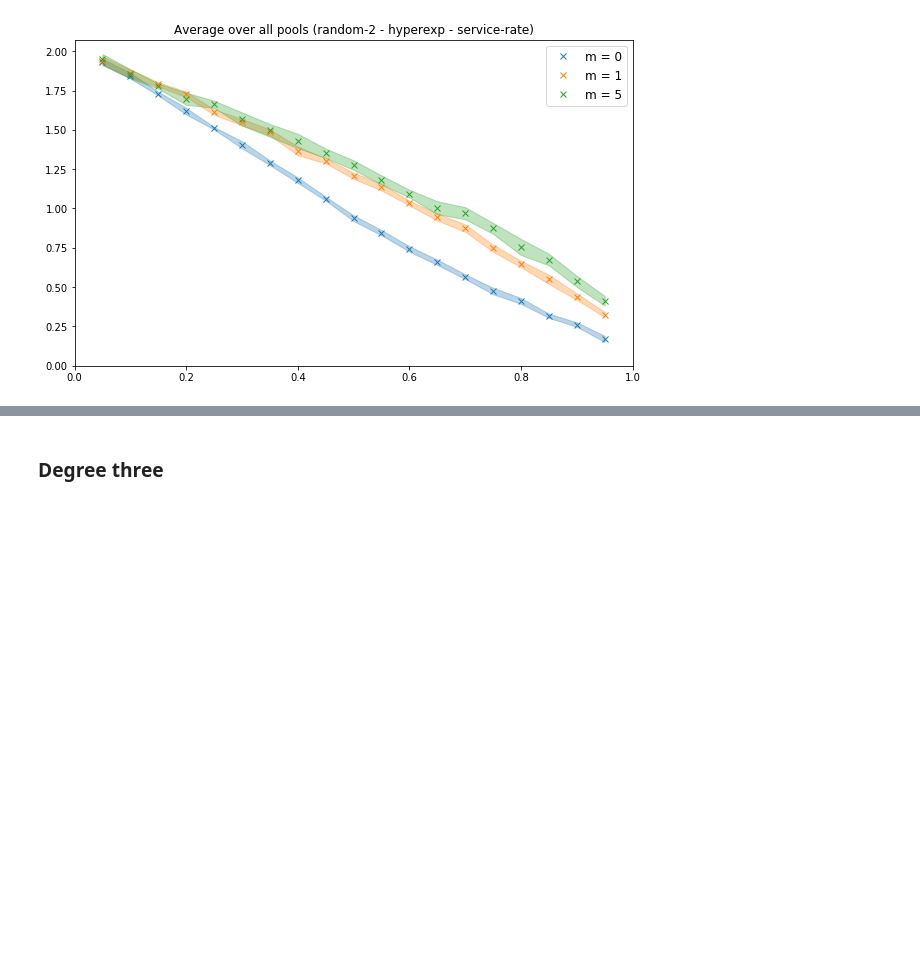
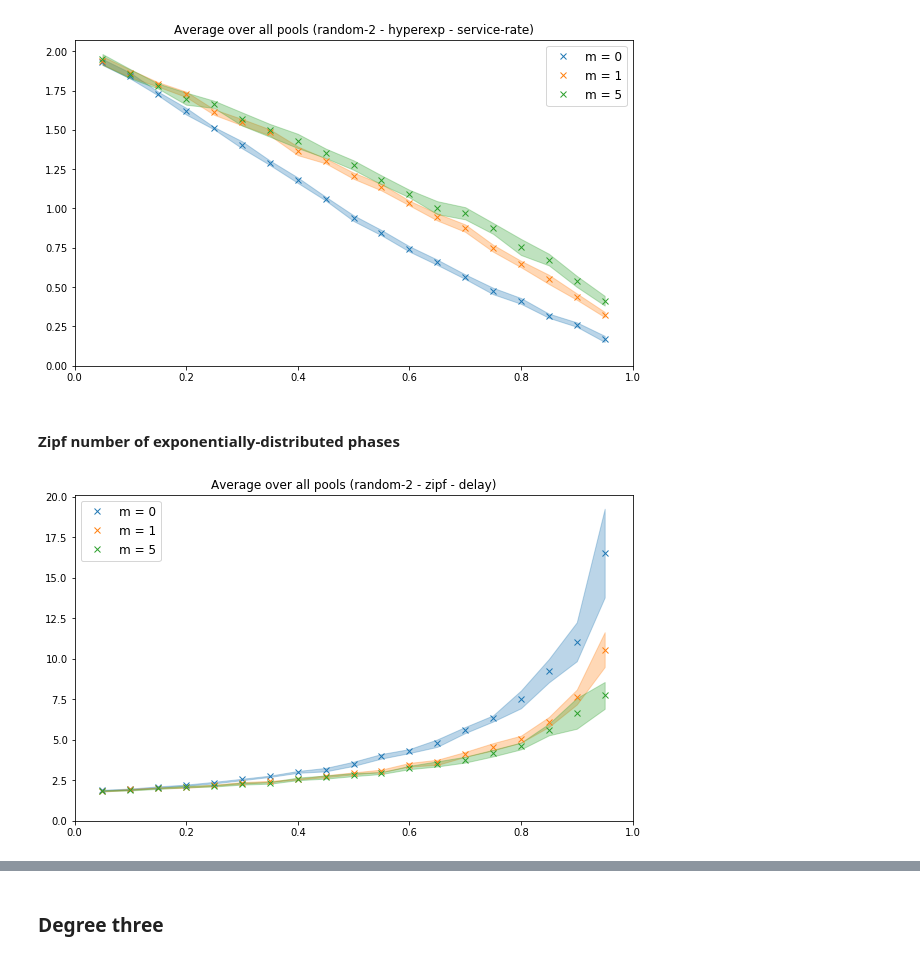
Before and after one commit to ccomte/phd-thesis, a Jupyter notebook: 7-job-scheduling/plot.ipynb, the cells around one changed output, grey strips where cells are left out. Saved outputs shown, nothing was run; the diff lists cells and outputs as text; code cells hidden in the pictures; blank space fills up the shorter version.

Commit message:
Add simulations in Chapter 7
Add 'random-zipf-fcfs.c' and 'random-zipf-scheduling.c'.

```diff
--- a/7-job-scheduling/plot.ipynb
+++ b/7-job-scheduling/plot.ipynb
@@ -136,7 +136,7 @@ def random(scenario, distribution, metric, timers=[0, 1, 5]):
 
         # plot the simulation results
         plot(result['rho'], result['performance'],
-             label='m = %d' % timer, marker=markers[0], color='C%d' % j, linestyle='None')
+             label='m = %d' % timer, marker=markers[j], color='C%d' % j, linestyle='None')
         fill_between(result['rho'],
                      (result['performance'] - result['interval']),
                      (result['performance'] + result['interval']),
@@ -168,3 +168,9 @@ random('random-2', 'hyperexp', 'delay')
 random('random-2', 'hyperexp', 'service-rate')
 # %% [output]
 [figure]
+# %% [markdown]
+#### Zipf number of exponentially-distributed phases
+# %%
+random('random-2', 'zipf', 'delay')
+# %% [output]
+[figure, added]
```
Also changed, not shown: parts of 5 cells of this notebook, 3 other files.
